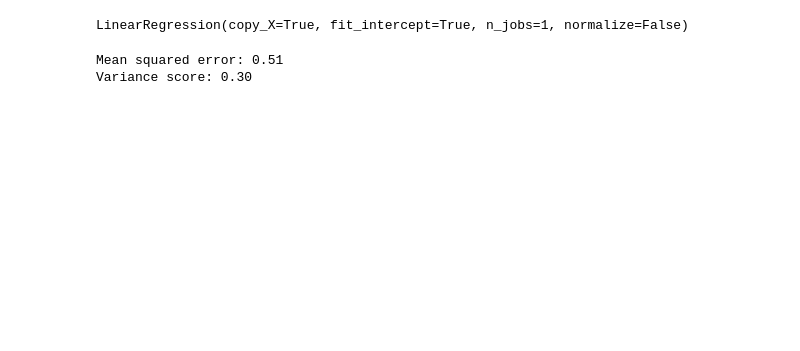
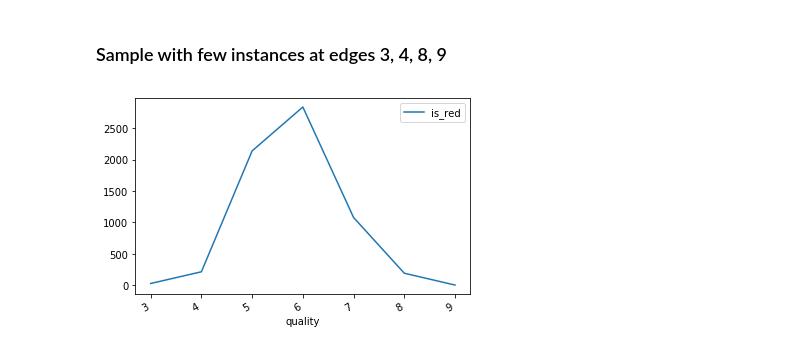
Before and after one commit to nocedan/cognitivo_teste, a Jupyter notebook: wine_quality_modelling.ipynb, the cells around one changed output. Cells and saved outputs as stored; diff of their text form; code cells hidden in the pictures; blank space fills up the shorter version.

```diff
--- a/wine_quality_modelling.ipynb
+++ b/wine_quality_modelling.ipynb
@@ -45,30 +20,0 @@ df[model_features].corr()
-# %%
-# from sklearn.model_selection import train_test_split
-X_train, X_test, y_train, y_test = train_test_split(
-    df[model_features],df[output],
-    test_size =0.33, random_state=42)
-
-#from sklearn import tree
-#reg=tree.DecisionTreeRegressor(max_depth=8)
-
-# simple regression model
-from sklearn import linear_model
-reg = linear_model.LinearRegression()
-
-#from sklearn.neural_network import MLPRegressor
-#reg = MLPRegressor(hidden_layer_sizes=(1000, 1000, 1000,), activation='logistic',max_iter=100000)
-reg.fit(X_train,y_train)
-# %% [output]
-LinearRegression(copy_X=True, fit_intercept=True, n_jobs=1, normalize=False)
-# %%
-# baseline performance
-y_pred = reg.predict(X_test)
-from sklearn.metrics import mean_squared_error, r2_score
-# The mean squared error
-print("Mean squared error: %.2f"
-      % mean_squared_error(y_test, y_pred))
-# Explained variance score: 1 is perfect prediction
-print('Variance score: %.2f' % r2_score(y_test, y_pred))
-# %% [output]
-Mean squared error: 0.51
-Variance score: 0.30
@@ -76,0 +21,7 @@ Variance score: 0.30
+# %% [markdown]
+### Sample with few instances at edges 3, 4, 8, 9
+# %%
+df[['quality','is_red']].groupby(output).count().plot(subplots =True)
+plt.show()
+# %% [output]
+[figure, added]
```
Also changed, not shown: parts of 22 cells of this notebook.
